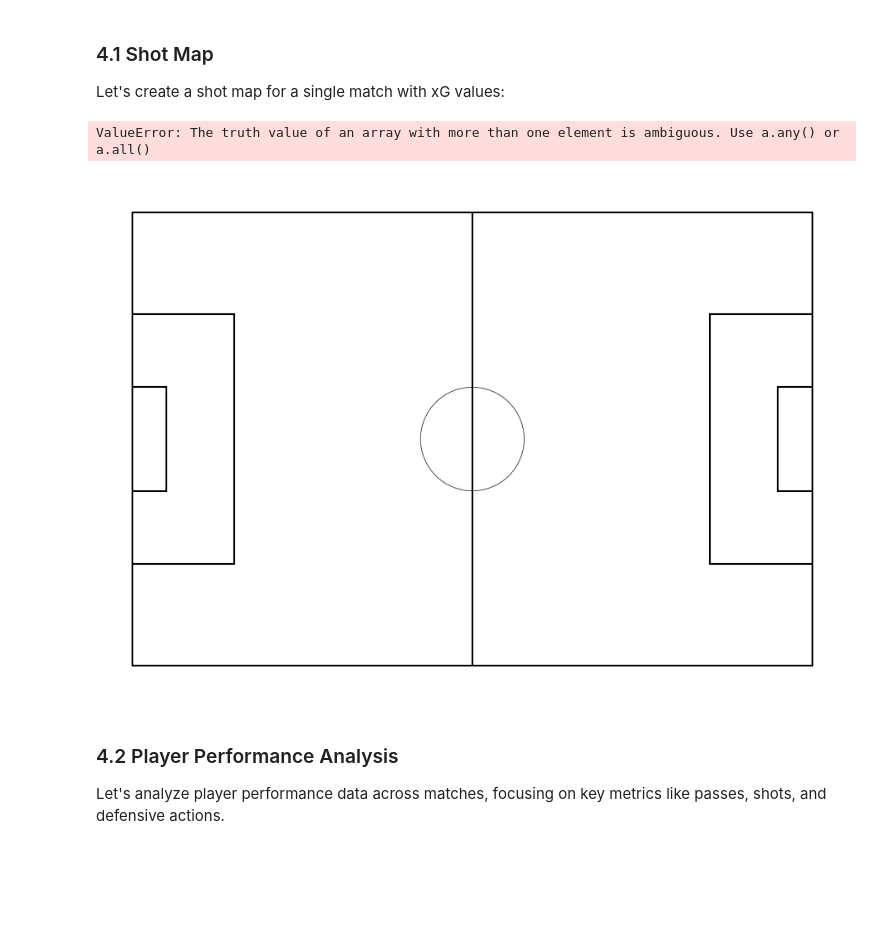
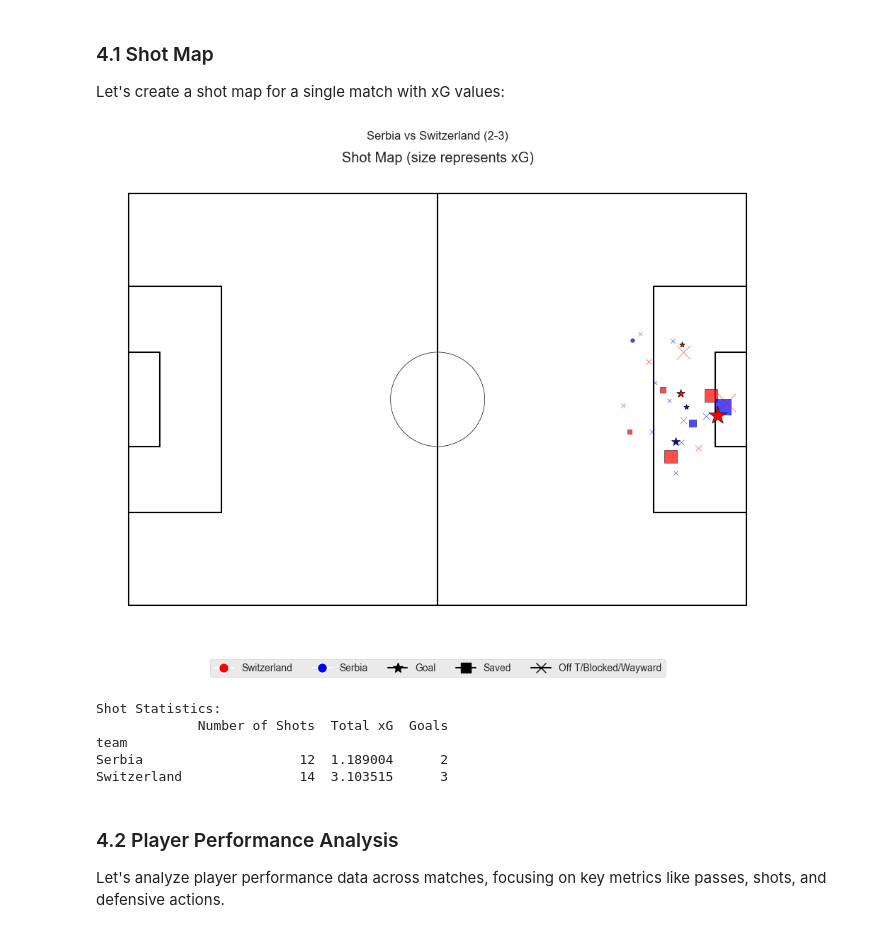
Before and after one commit to varunrout/football-insights-api, a Jupyter notebook: notebooks/02_data_interpretation.ipynb, the cells around one changed output. Drawn from its saved outputs; the diff is of its cells as text; code cells hidden in the pictures; blank space fills up the shorter version.

```diff
--- a/notebooks/02_data_interpretation.ipynb
+++ b/notebooks/02_data_interpretation.ipynb
@@ -573,7 +573,10 @@ def create_shot_map(match_data):
     # Plot each shot
     for _, shot in shots.iterrows():
         # Get shot location
-        if pd.isna(shot['location']):
+        location = shot['location']
+
+        # Check if location is None or contains NaN values
+        if location is None or (isinstance(location, (list, np.ndarray)) and pd.isna(location).any()):
             continue
 
         # Parse location from string if needed
@@ -617,35 +620,39 @@ def create_shot_map(match_data):
         labels.append(team)
 
     # Add legend for shot outcomes
     outcomes = ['Goal', 'Saved', 'Off T/Blocked/Wayward']
     outcome_markers = ['*', 's', 'x']
     for outcome, marker in zip(outcomes, outcome_markers):
         handles.append(plt.Line2D([0], [0], marker=marker, color='black', markersize=10))
         labels.append(outcome)
 
     ax.legend(handles, labels, loc='upper center', bbox_to_anchor=(0.5, -0.05), ncol=5)
 
     # Set title
     plt.suptitle(f"{home_team} vs {away_team} ({match_data['score']})")
     plt.title('Shot Map (size represents xG)')
 
     plt.tight_layout()
     plt.show()
 
     # Print shot statistics
     print(f"\nShot Statistics:")
     shot_stats = shots.groupby('team')['shot_statsbomb_xg'].agg(['count', 'sum'])
     shot_stats.columns = ['Number of Shots', 'Total xG']
     shot_stats['Goals'] = shots[shots['shot_outcome'] == 'Goal'].groupby('team').size()
     shot_stats['Goals'] = shot_stats['Goals'].fillna(0).astype(int)
     print(shot_stats)
 
 # Create a shot map for our sample match
 if match_with_360:
     create_shot_map(match_with_360)
 # %% [output]
+[figure, new version]
-ValueError: The truth value of an array with more than one element is ambiguous. Use a.any() or a.all()
+Shot Statistics:
+             Number of Shots  Total xG  Goals
+team
+Serbia                    12  1.189004      2
+Switzerland               14  3.103515      3
-[figure, old version]
 # %% [markdown]
 ### 4.2 Player Performance Analysis
 
```
Also changed, not shown: parts of 2 cells of this notebook, 11 other files.
